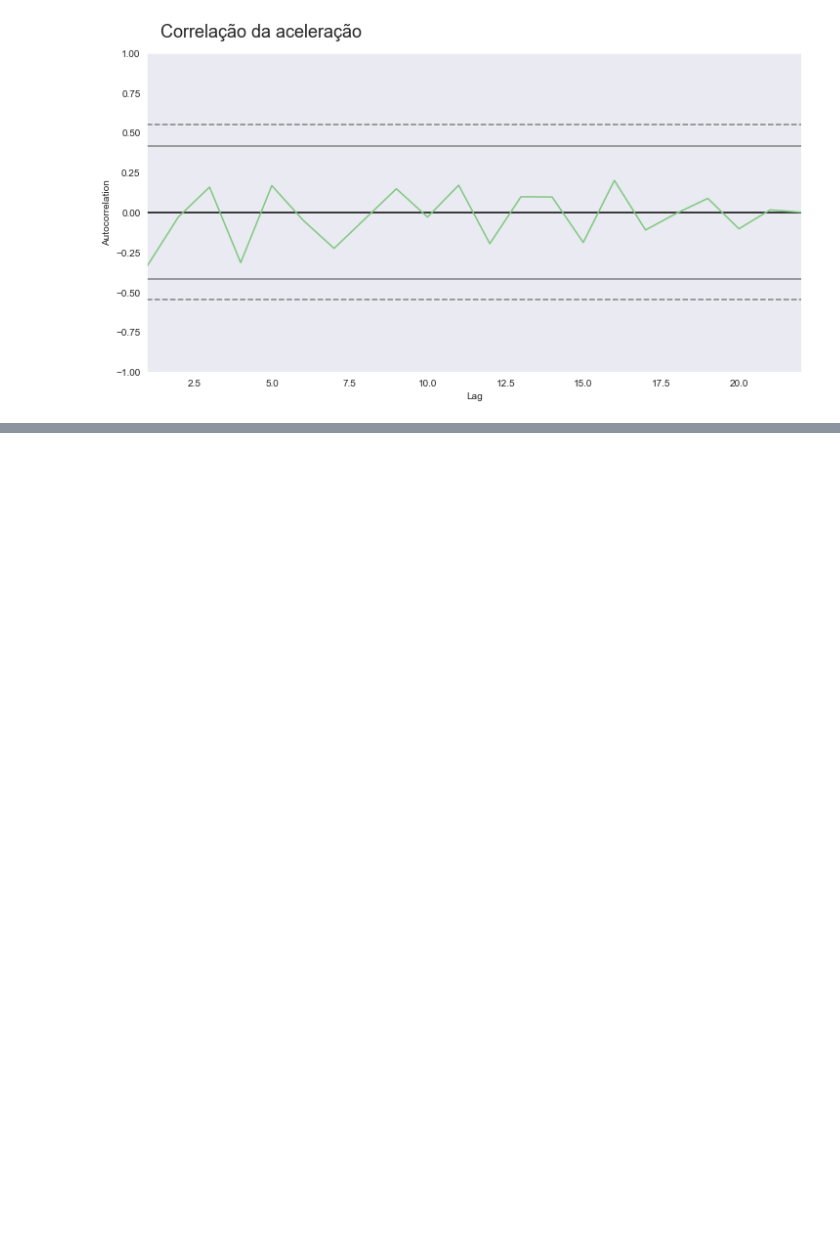
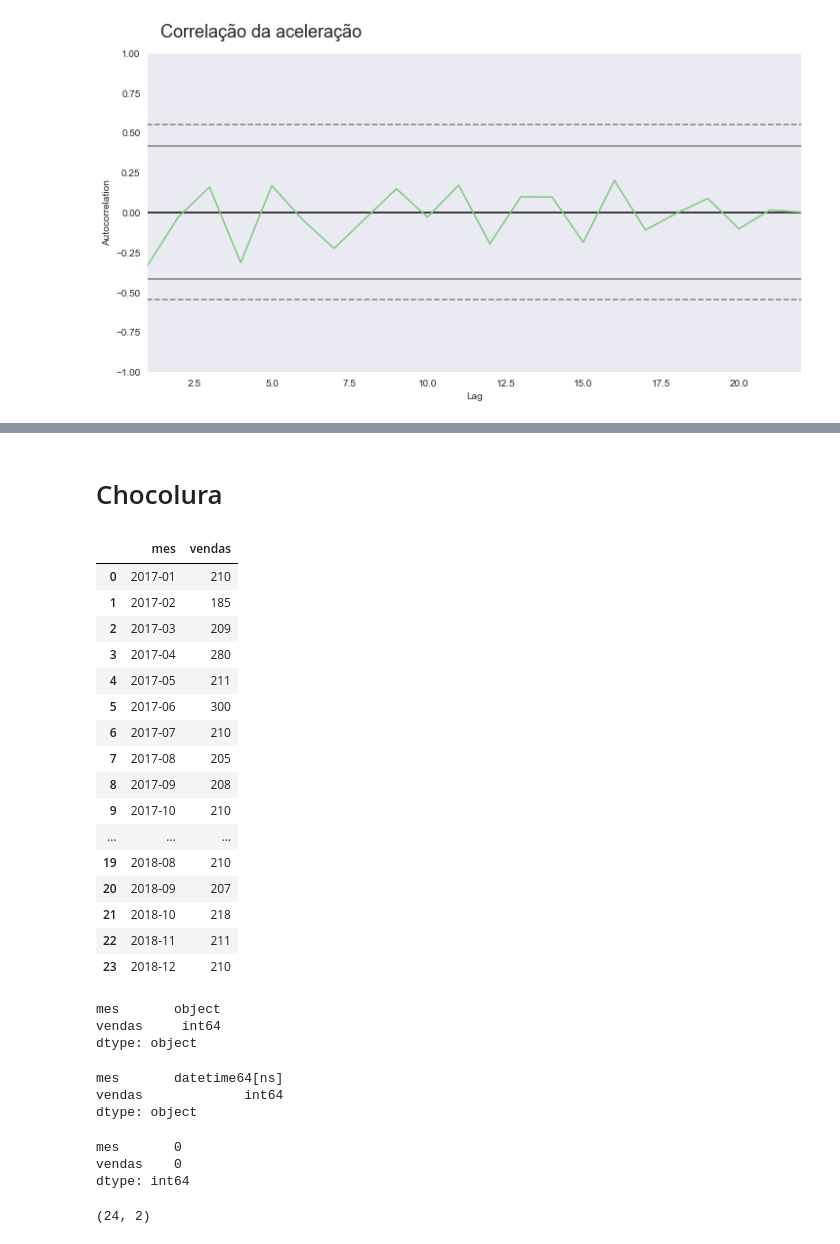
Before and after one commit to irgot/curso-python, a Jupyter notebook: alura-python/Python_Data_Science/Series temporais/time series.ipynb, the cells around one changed output, grey strips where cells are left out. Saved outputs shown, nothing was run; the diff lists cells and outputs as text; code cells hidden in the pictures; blank space fills up the shorter version.

```diff
--- a/alura-python/Python_Data_Science/Series temporais/time series.ipynb
+++ b/alura-python/Python_Data_Science/Series temporais/time series.ipynb
@@ -188,0 +238,29 @@ ax=ax
+# %% [markdown]
+# Chocolura
+# %%
+chocolura = pd.read_csv('data/chocolura.csv')
+chocolura
+# %% [output]
+|  | mes | vendas |
+| 0 | 2017-01 | 210 |
+| 1 | 2017-02 | 185 |
+| 2 | 2017-03 | 209 |
+| 3 | 2017-04 | 280 |
+| 4 | 2017-05 | 211 |
+| 5 | 2017-06 | 300 |
+| 6 | 2017-07 | 210 |
+| 7 | 2017-08 | 205 |
+| 8 | 2017-09 | 208 |
+| 9 | 2017-10 | 210 |
+| ... | ... | ... |
+| 19 | 2018-08 | 210 |
+| 20 | 2018-09 | 207 |
+| 21 | 2018-10 | 218 |
+| 22 | 2018-11 | 211 |
+| 23 | 2018-12 | 210 |
+# %%
+chocolura.dtypes
+# %% [output]
+mes       object
+vendas     int64
+dtype: object
@@ -188,0 +269,16 @@ ax=ax
+# %%
+chocolura.dtypes
+# %% [output]
+mes       datetime64[ns]
+vendas             int64
+dtype: object
+# %%
+chocolura.isna().sum()
+# %% [output]
+mes       0
+vendas    0
+dtype: int64
+# %%
+chocolura.shape
+# %% [output]
+(24, 2)
```
Also changed, not shown: parts of 14 cells of this notebook.
